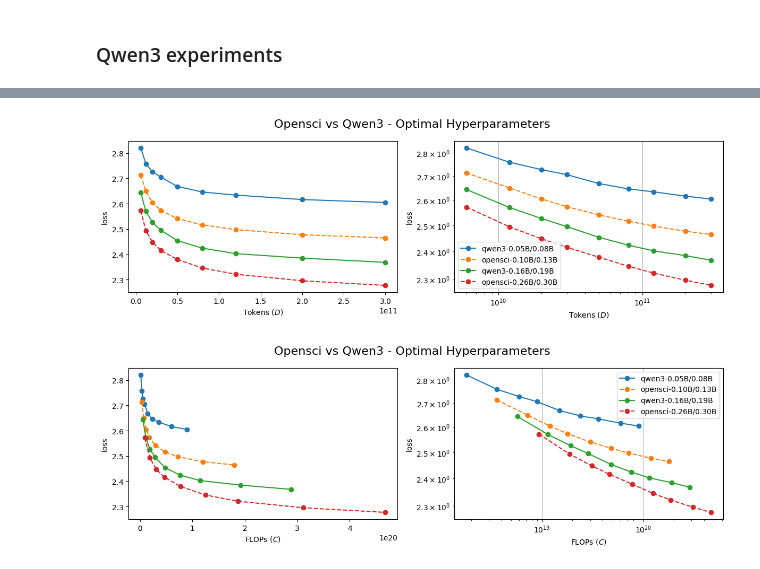
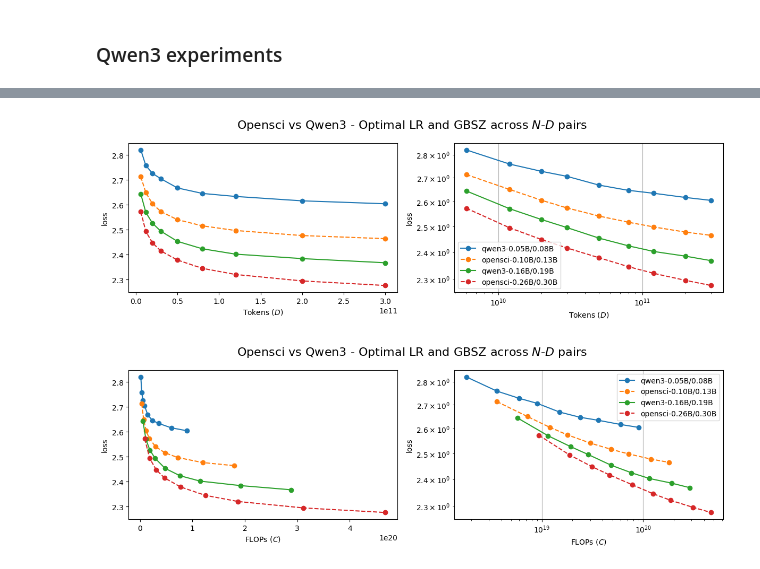
Before and after one commit to OpenEuroLLM/oellm-autoexp, a Jupyter notebook: analysis.ipynb, the cells around one changed output, grey strips where cells are left out. Cells and saved outputs as stored; diff of their text form; code cells hidden in the pictures.

```diff
--- a/analysis.ipynb
+++ b/analysis.ipynb
@@ -353,21 +353,21 @@ qwen3_300M.head(2)
 # %%
 def style_fn(label, _):
     return {"linestyle": "--"} if "opensci" in label else {}
 plot_loss_curves(
     models={
         "qwen3-0.05B/0.08B": qwen3_150M,
         "opensci-0.10B/0.13B": opensci_130M,
         "qwen3-0.16B/0.19B": qwen3_300M,
         "opensci-0.26B/0.30B": opensci_300M,
     },
     x_axis="tokens",
-    title_base="Opensci vs Qwen3 - Optimal LR and GBSZ",
+    title_base="Opensci vs Qwen3 - Optimal LR and GBSZ across $N$-$D$ pairs",
     save_path="figures/token_loss_opensci_qwen3.png",
     style_fn=style_fn,
     figsize=(12, 4)
 )
 # %% [output]
-[figure, old version]
+[figure, new version]
 # %%
 def style_fn(label, _):
     return {"linestyle": "--"} if "opensci" in label else {}
@@ -379,10 +379,10 @@ plot_loss_curves(
         "opensci-0.26B/0.30B": opensci_300M,
     },
     x_axis="compute",
-    title_base="Opensci vs Qwen3 - Optimal Hyperparameters",
+    title_base="Opensci vs Qwen3 - Optimal LR and GBSZ across $N$-$D$ pairs",
     save_path="figures/compute_loss_opensci_qwen3.png",
     style_fn=style_fn,
     figsize=(12, 4)
 )
 # %% [output]
-[figure, old version]
+[figure, new version]
```
Also changed, not shown: 5 other files.
